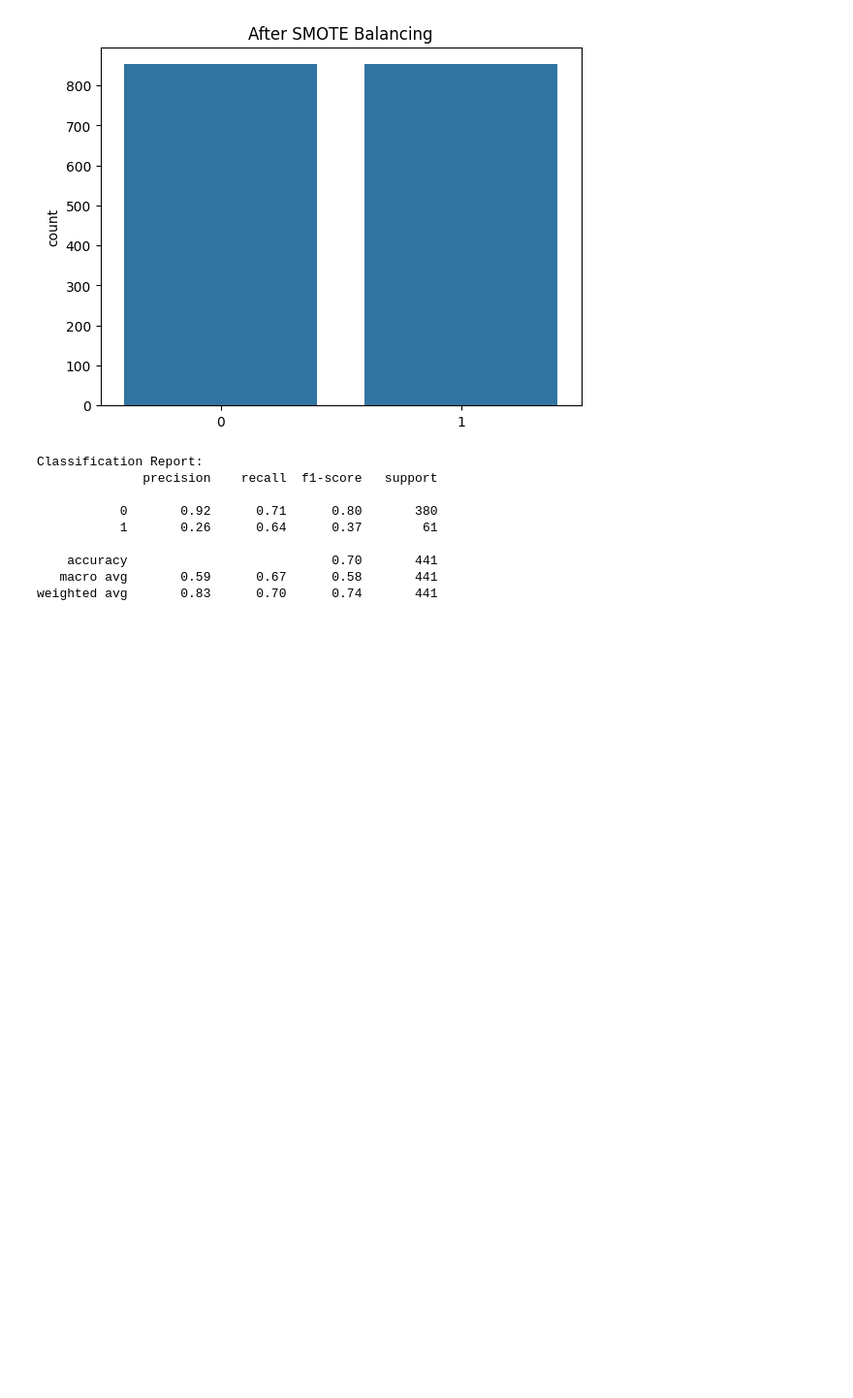
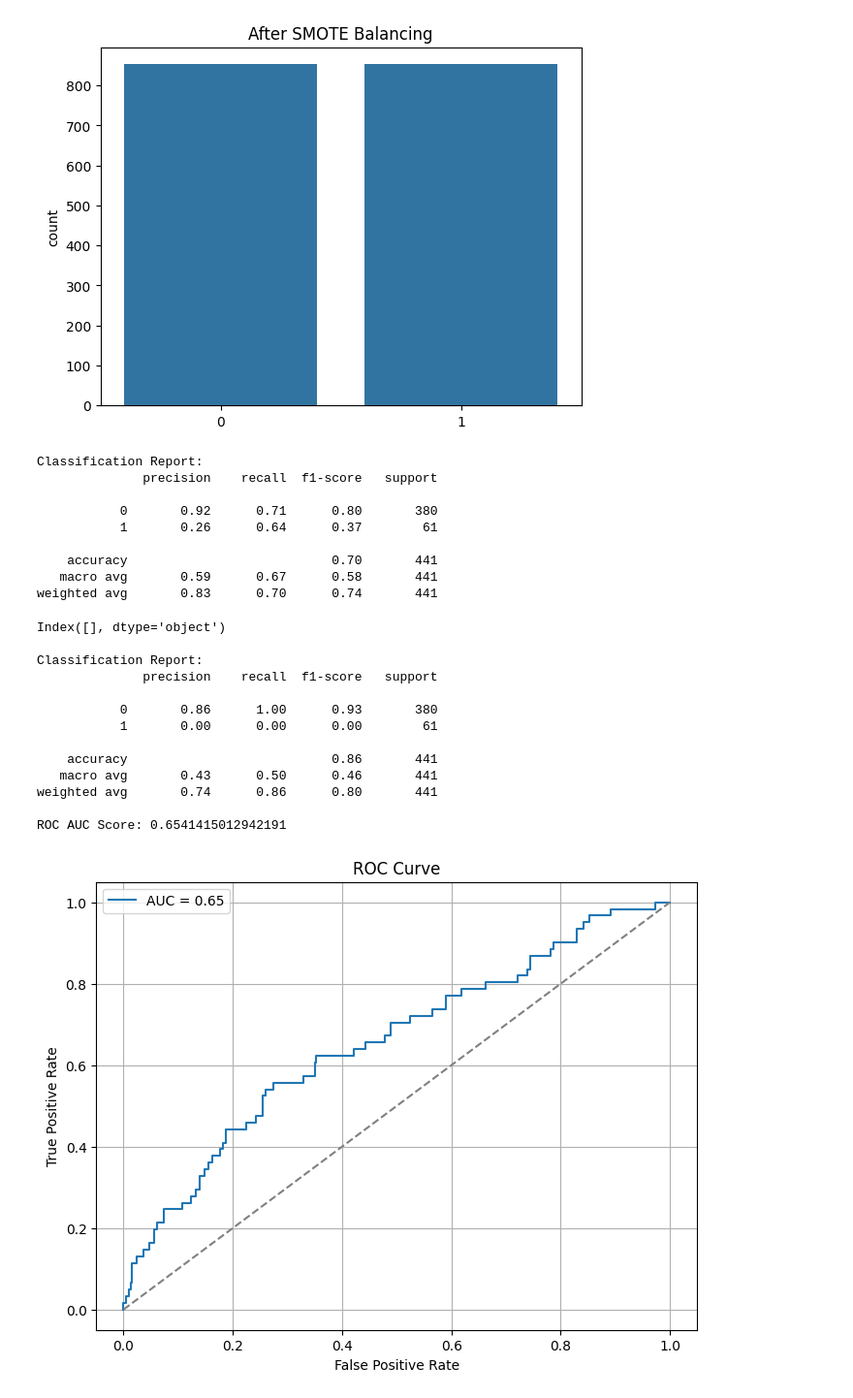
Before and after one commit to tashfeen786/STEMETA_Intership_Projects, a Jupyter notebook: IBM HR Analytics Employee Attrition & Performance/WA_Fn-UseC_-HR-Employee-Attrition.ipynb, the cells around one changed output. Shown at 97% size. Drawn from its saved outputs; the diff is of its cells as text; code cells hidden in the pictures; blank space fills up the shorter version.

```diff
--- a/IBM HR Analytics Employee Attrition & Performance/WA_Fn-UseC_-HR-Employee-Attrition.ipynb
+++ b/IBM HR Analytics Employee Attrition & Performance/WA_Fn-UseC_-HR-Employee-Attrition.ipynb
@@ -229,3 +243,61 @@ Classification Report:
     accuracy                           0.70       441
    macro avg       0.59      0.67      0.58       441
 weighted avg       0.83      0.70      0.74       441
+# %%
+# Find object (categorical) columns
+cat_cols = X.select_dtypes(include='object').columns
+print(cat_cols)
+
+X = pd.get_dummies(X, drop_first=True)  # drop_first=True avoids dummy variable trap
+
+from sklearn.linear_model import LogisticRegression
+from sklearn.model_selection import train_test_split
+from sklearn.metrics import classification_report, roc_auc_score, roc_curve, auc
+import matplotlib.pyplot as plt
+
+# Split Data into Training and Testing Sets
+X_train, X_test, y_train, y_test = train_test_split(X, y, test_size=0.3, random_state=42)
+
+# ✅ Fix typo: use 'solver' not 'slover'
+model = LogisticRegression(class_weight={0:3, 1:1}, solver='liblinear')
+
+# Train model
+model.fit(X_train, y_train)
+
+# Predict on test set
+y_pred = model.predict(X_test)
+y_proba = model.predict_proba(X_test)[:, 1]
+
+# Evaluate model
+print("\nClassification Report:")
+print(classification_report(y_test, y_pred))
+
+# ROC AUC Score
+print("ROC AUC Score:", roc_auc_score(y_test, y_proba))
+
+# Plot ROC Curve
+fpr, tpr, thresholds = roc_curve(y_test, y_proba)
+plt.figure(figsize=(8, 6))
+plt.plot(fpr, tpr, label=f'AUC = {auc(fpr, tpr):.2f}')
+plt.plot([0, 1], [0, 1], linestyle='--', color='gray')
+plt.xlabel('False Positive Rate')
+plt.ylabel('True Positive Rate')
+plt.title('ROC Curve')
+plt.legend()
+plt.grid()
+plt.show()
+# %% [output]
+Index([], dtype='object')
+
+Classification Report:
+              precision    recall  f1-score   support
+
+           0       0.86      1.00      0.93       380
+           1       0.00      0.00      0.00        61
+
+    accuracy                           0.86       441
+   macro avg       0.43      0.50      0.46       441
+weighted avg       0.74      0.86      0.80       441
+
+ROC AUC Score: 0.6541415012942191
+[figure, added]
```
Also changed, not shown: parts of 5 cells of this notebook.
